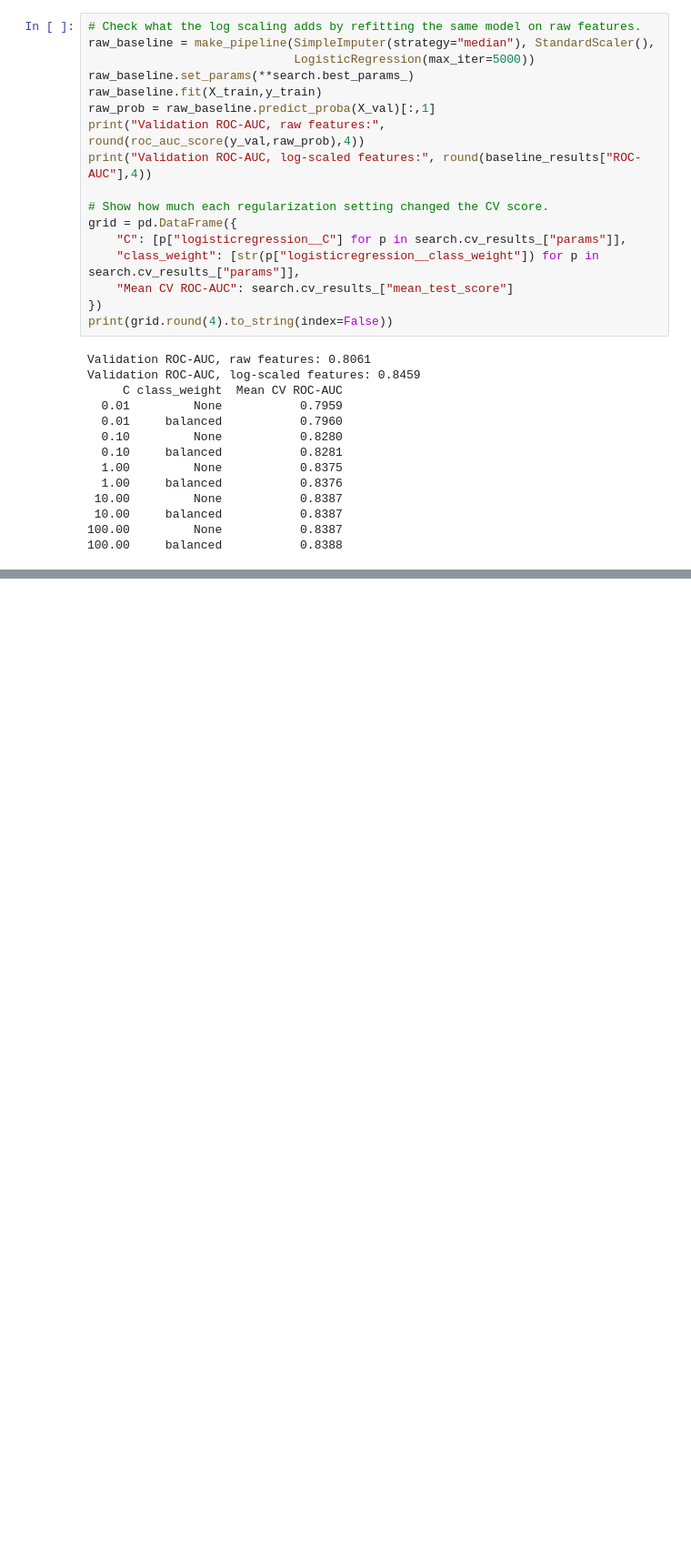
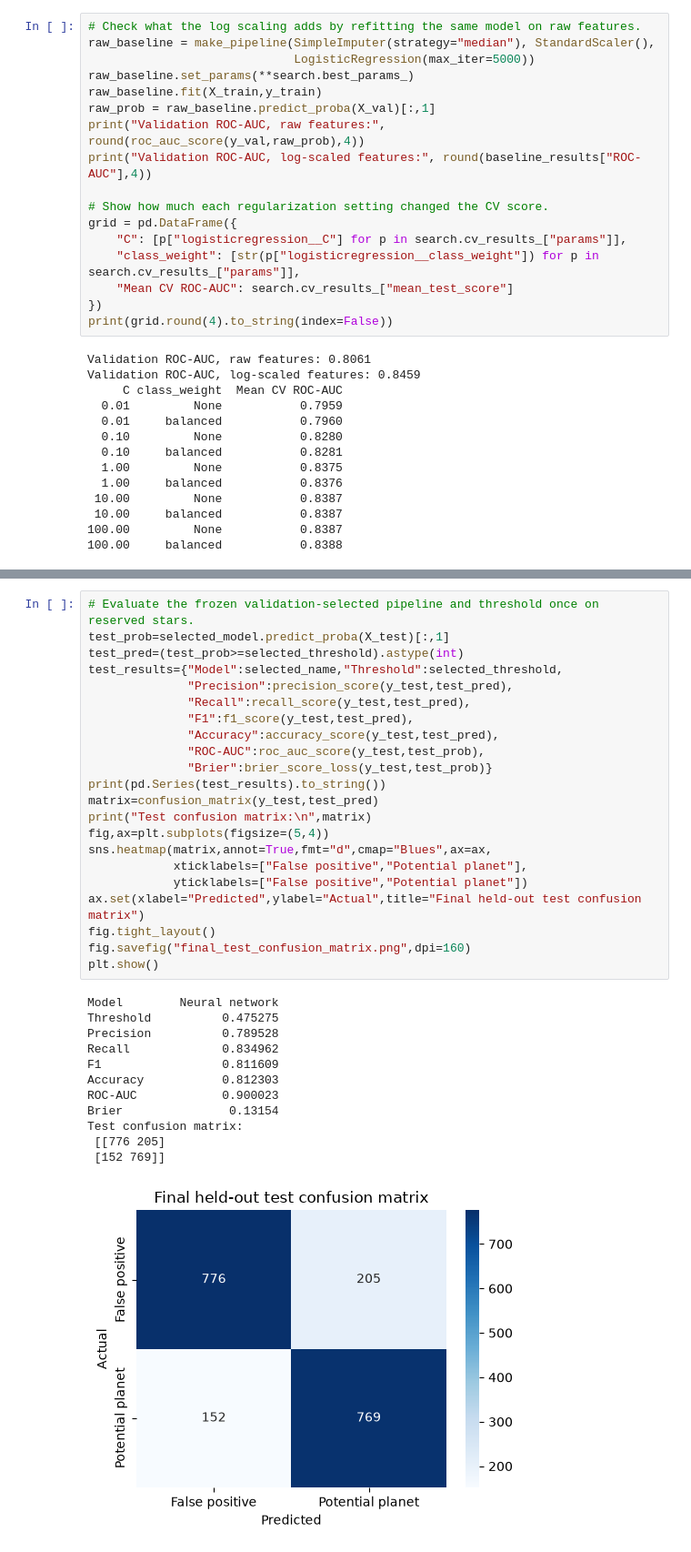
Before and after one commit to Jadakoum21/Kepler_MLproject, a Jupyter notebook: group13_project.ipynb, the cells around one changed output, grey strips where cells are left out. Shown at 91% size. Saved outputs shown, nothing was run; the diff lists cells and outputs as text; blank space fills up the shorter version.

```diff
--- a/group13_project.ipynb
+++ b/group13_project.ipynb
@@ -327,0 +495,35 @@ Some false positives:
+# %%
+# Evaluate the frozen validation-selected pipeline and threshold once on reserved stars.
+test_prob=selected_model.predict_proba(X_test)[:,1]
+test_pred=(test_prob>=selected_threshold).astype(int)
+test_results={"Model":selected_name,"Threshold":selected_threshold,
+              "Precision":precision_score(y_test,test_pred),
+              "Recall":recall_score(y_test,test_pred),
+              "F1":f1_score(y_test,test_pred),
+              "Accuracy":accuracy_score(y_test,test_pred),
+              "ROC-AUC":roc_auc_score(y_test,test_prob),
+              "Brier":brier_score_loss(y_test,test_prob)}
+print(pd.Series(test_results).to_string())
+matrix=confusion_matrix(y_test,test_pred)
+print("Test confusion matrix:\n",matrix)
+fig,ax=plt.subplots(figsize=(5,4))
+sns.heatmap(matrix,annot=True,fmt="d",cmap="Blues",ax=ax,
+            xticklabels=["False positive","Potential planet"],
+            yticklabels=["False positive","Potential planet"])
+ax.set(xlabel="Predicted",ylabel="Actual",title="Final held-out test confusion matrix")
+fig.tight_layout()
+fig.savefig("final_test_confusion_matrix.png",dpi=160)
+plt.show()
+# %% [output]
+Model        Neural network
+Threshold          0.475275
+Precision          0.789528
+Recall             0.834962
+F1                 0.811609
+Accuracy           0.812303
+ROC-AUC            0.900023
+Brier               0.13154
+Test confusion matrix:
+ [[776 205]
+ [152 769]]
+[figure, added]
```
Also changed, not shown: parts of 17 cells of this notebook, 5 other files.
